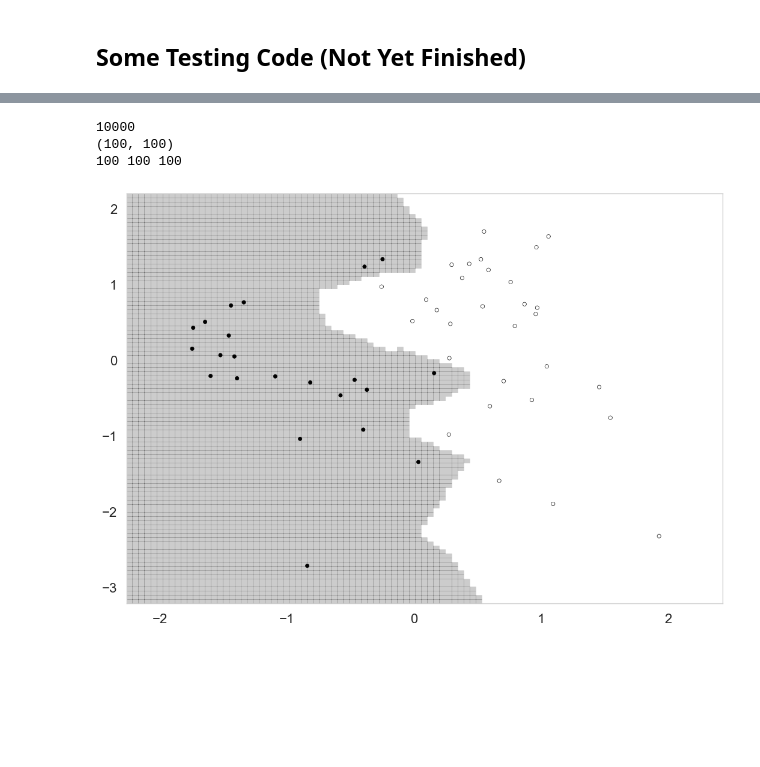
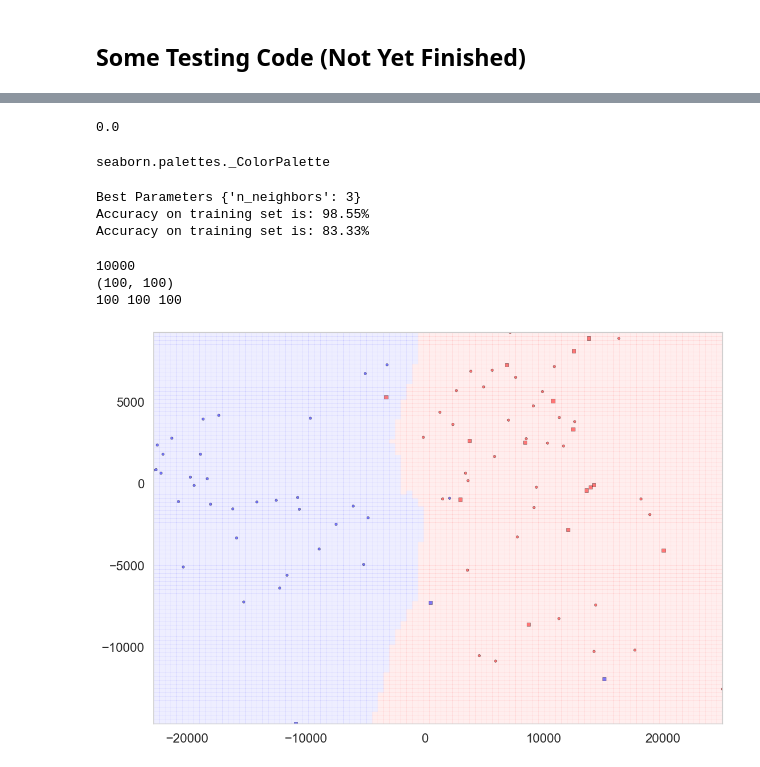
Before and after one commit to jizihao1108/python-codes, a Jupyter notebook: Classification Models.ipynb, the cells around one changed output, grey strips where cells are left out. Saved outputs shown, nothing was run; the diff lists cells and outputs as text; code cells hidden in the pictures; blank space fills up the shorter version.

```diff
--- a/Classification Models.ipynb
+++ b/Classification Models.ipynb
@@ -291,6 +335,2 @@ Accuracy on test set is: 88.57%
 # %% [markdown]
 ## Some Testing Code (Not Yet Finished)
-# %%
-Xtrain, Xtest, ytrain, ytest = train_test_split(subdfstd, ys, train_size = 0.6, random_state = 66)
-clf = KNeighborsClassifier(1)
-clf.fit(Xtrain, ytrain)
@@ -371,7 +363,53 @@ def points_plot(Xtr, Xte, ytr, yte, clf, mesh=True, colorscale=cmap_light, cdisc
+# %%
+np.std([tr[1] for tr in fits[1]])
+# %% [output]
+0.0
+# %%
+type(sns.color_palette())
+# %% [output]
+seaborn.palettes._ColorPalette
+# %%
+def cv_optimize(clf, parameters, xtrain, ytrain, n_folds = 5):
+    gs = GridSearchCV(clf, param_grid=parameters, cv = n_folds)
+    gs.fit(xtrain, ytrain)
+
+    print('Best Parameters', gs.best_params_)
+    best = gs.best_estimator_
+    return best
+# %%
+def do_classify(clf, parameters, df, features, target, targetname, standardize = False, train_size = 0.8):
+    subdf = df[features]
+    if standardize:
+        stdsubdf = (subdf - np.mean(subdf)) / np.std(subdf)
+    else:
+        stdsubdf = subdf
+    X = stdsubdf.values
+
+    y = (df[target].values == targetname)*1
+
+    xtrain, xtest, ytrain, ytest = train_test_split(X, y, train_size = train_size)
+
+
+    clf = cv_optimize(clf, parameters, xtrain, ytrain)
+    clf.fit(xtrain, ytrain)
+    train_acc = clf.score(xtrain, ytrain)
+    test_acc = clf.score(xtest, ytest)
+
+    print('Accuracy on training set is: %0.2f%%' % (train_acc*100))
+    print('Accuracy on training set is: %0.2f%%' % (test_acc*100))
+
+    return clf, xtrain, ytrain, xtest, ytest
+# %%
+clf, xtrain, ytrain, xtest, ytest = do_classify(KNeighborsClassifier(), {'n_neighbors': np.arange(1,40,2)}, df, ['pc1', 'pc2'],
+                                               'label', 'check')
+# %% [output]
+Best Parameters {'n_neighbors': 3}
+Accuracy on training set is: 98.55%
+Accuracy on training set is: 83.33%
 # %%
-points_plot(Xtrain, Xtest, ytrain, ytest, clf, alpha =0.3)
+points_plot(xtrain, xtest, ytrain, ytest, clf, alpha = 0.5)
 # %% [output]
 10000
 (100, 100)
 100 100 100
-[figure, old version]
+[figure, new version]
```
Also changed, not shown: parts of 21 cells of this notebook, 1 other file.
